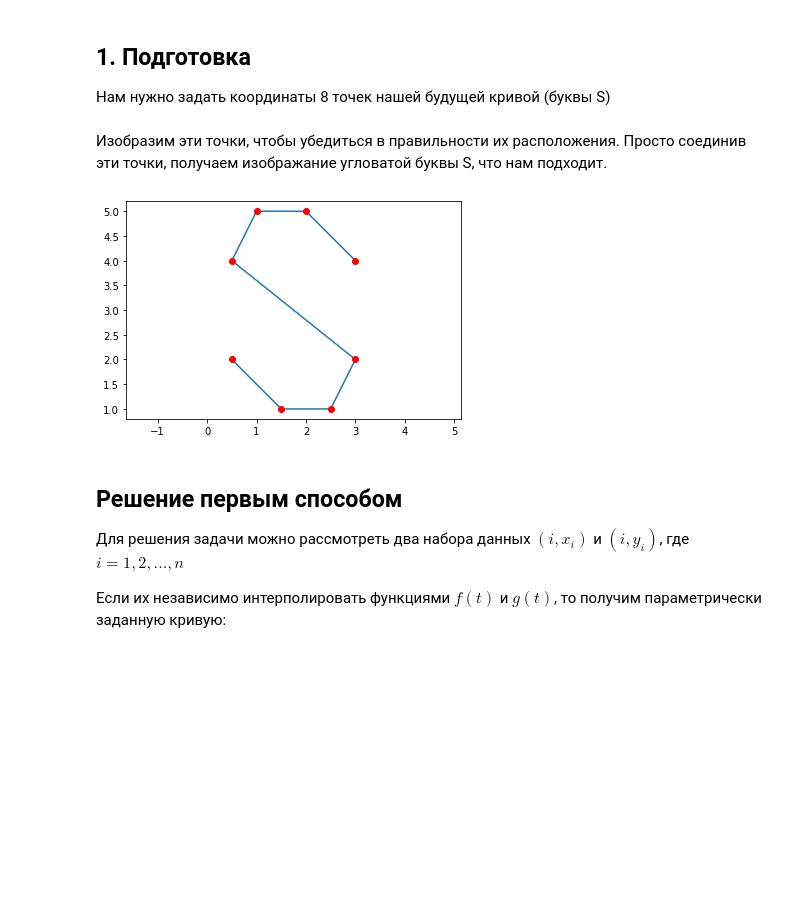
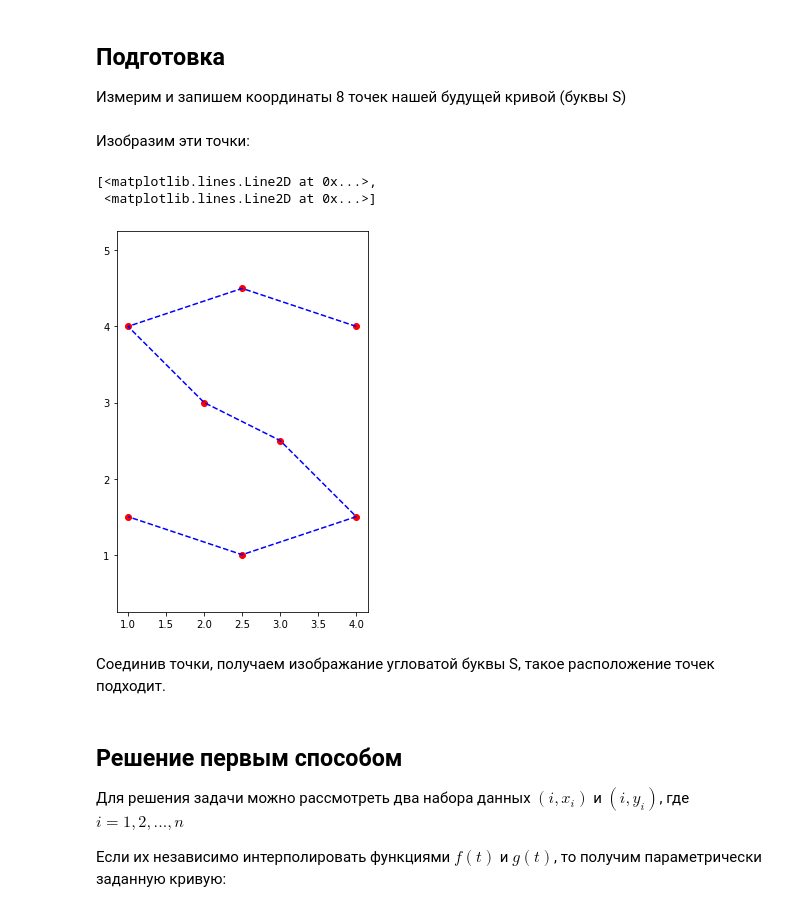
Before and after one commit to KriseevM/SCM_task6, a Jupyter notebook: interpolate.ipynb, the cells around one changed output. Saved outputs shown, nothing was run; the diff lists cells and outputs as text; code cells hidden in the pictures; blank space fills up the shorter version.

```diff
--- a/interpolate.ipynb
+++ b/interpolate.ipynb
@@ -16,8 +14,8 @@ $p_1, p_2, \dots, p_n$, $p_i = (x_i, y_i)$ ($i=1,\dots,n$).
 
 Изобразите полученные кривые и сравните результаты.
 # %% [markdown]
-## 1. Подготовка
+## Подготовка
 
-Нам нужно задать координаты 8 точек нашей будущей кривой (буквы S)
+Измерим и запишем координаты 8 точек нашей будущей кривой (буквы S)
 # %%
 import matplotlib.pyplot as plt
@@ -26,16 +25,23 @@ from numpy.polynomial.polynomial import Polynomial as poly
 from scipy import interpolate
 %matplotlib inline
 # %%
-x = np.array([3, 2, 1, .5, 3, 2.5, 1.5, .5])
-y = np.array([4, 5, 5, 4, 2, 1, 1, 2])
+x = np.array([4, 2.5, 1, 2, 3,   4,   2.5, 1  ])
+y = np.array([4, 4.5, 4, 3, 2.5, 1.5, 1,   1.5])
+
+#x = np.array([1,   2.5, 4,   3,   2, 1, 2.5, 4])
+#y = np.array([1.5, 1,   1.5, 2.5, 3, 4, 4,5, 4])
-# %% [markdown]
-Изобразим эти точки, чтобы убедиться в правильности их расположения. Просто соединив эти точки, получаем изображание угловатой буквы S, что нам подходит.
+# %% [markdown]
+Изобразим эти точки:
 # %%
+plt.figure(figsize = (4.5, 7))
 plt.axis('equal')
-plt.plot(x, y, '-', x, y, 'or')
-pass
+plt.plot(x, y, 'or', x, y, '--b')
 # %% [output]
+[<matplotlib.lines.Line2D at 0x...>,
+ <matplotlib.lines.Line2D at 0x...>]
-[figure, old version]
+[figure, new version]
+# %% [markdown]
+Cоединив точки, получаем изображание угловатой буквы S, такое расположение точек подходит.
 # %% [markdown]
 ## Решение первым способом
 Для решения задачи можно рассмотреть два набора данных $(i, x_i)$ и $(i, y_i)$, где $i = 1, 2, ..., n$
```
Also changed, not shown: parts of 29 cells of this notebook.
